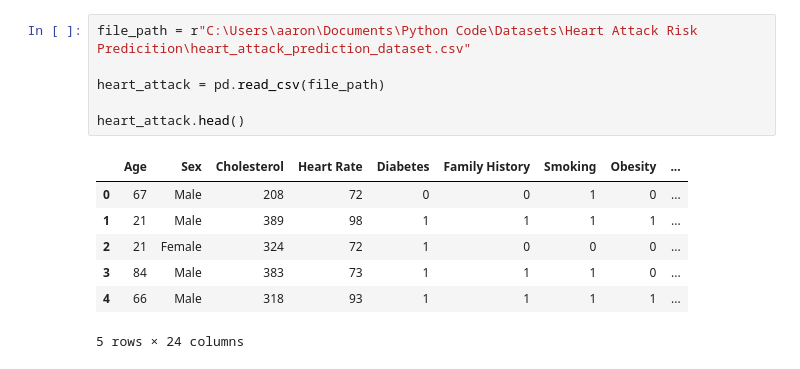
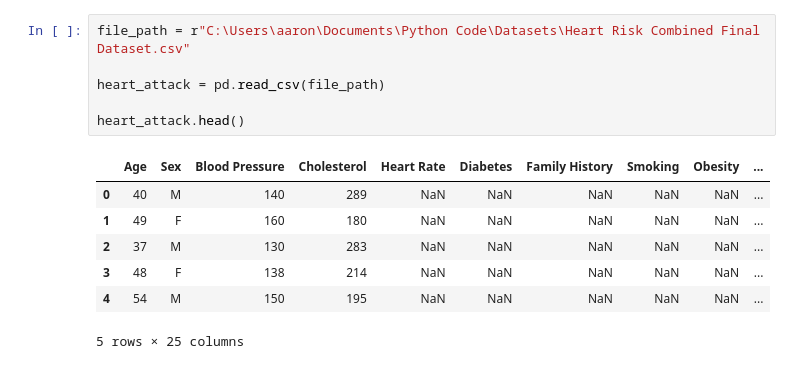
Before and after one commit to anash18/4105-HW-Nash, a Jupyter notebook: ECGR_4105_Final_Project_Pytorch/PCA_ECGR_4105_Final_Project_Pytorch.ipynb, the cells around one changed output. Drawn from its saved outputs; the diff is of its cells as text.

Commit message:
Co-authored-by: JulioSan02 <JulioSan02@users.noreply.github.com>

```diff
--- a/ECGR_4105_Final_Project_Pytorch/PCA_ECGR_4105_Final_Project_Pytorch.ipynb
+++ b/ECGR_4105_Final_Project_Pytorch/PCA_ECGR_4105_Final_Project_Pytorch.ipynb
@@ -27,14 +27,14 @@ time: 0 ns (started: 2023-12-09 20:26:02 -05:00)
 # %%
-file_path = r"C:\Users\aaron\Documents\Python Code\Datasets\Heart Attack Risk Predicition\heart_attack_prediction_dataset.csv"
+file_path = r"C:\Users\aaron\Documents\Python Code\Datasets\Heart Risk Combined Final Dataset.csv"
 
 heart_attack = pd.read_csv(file_path)
 
 heart_attack.head()
 # %% [output]
-|  | Age | Sex | Cholesterol | Heart Rate | Diabetes | Family History | Smoking | Obesity | ... |
-| 0 | 67 | Male | 208 | 72 | 0 | 0 | 1 | 0 | ... |
-| 1 | 21 | Male | 389 | 98 | 1 | 1 | 1 | 1 | ... |
-| 2 | 21 | Female | 324 | 72 | 1 | 0 | 0 | 0 | ... |
-| 3 | 84 | Male | 383 | 73 | 1 | 1 | 1 | 0 | ... |
-| 4 | 66 | Male | 318 | 93 | 1 | 1 | 1 | 1 | ... |
+|  | Age | Sex | Blood Pressure | Cholesterol | Heart Rate | Diabetes | Family History | Smoking | Obesity | ... |
+| 0 | 40 | M | 140 | 289 | NaN | NaN | NaN | NaN | NaN | ... |
+| 1 | 49 | F | 160 | 180 | NaN | NaN | NaN | NaN | NaN | ... |
+| 2 | 37 | M | 130 | 283 | NaN | NaN | NaN | NaN | NaN | ... |
+| 3 | 48 | F | 138 | 214 | NaN | NaN | NaN | NaN | NaN | ... |
+| 4 | 54 | M | 150 | 195 | NaN | NaN | NaN | NaN | NaN | ... |
-5 rows × 24 columns
+5 rows × 25 columns
```
Also changed, not shown: parts of 26 cells of this notebook.
